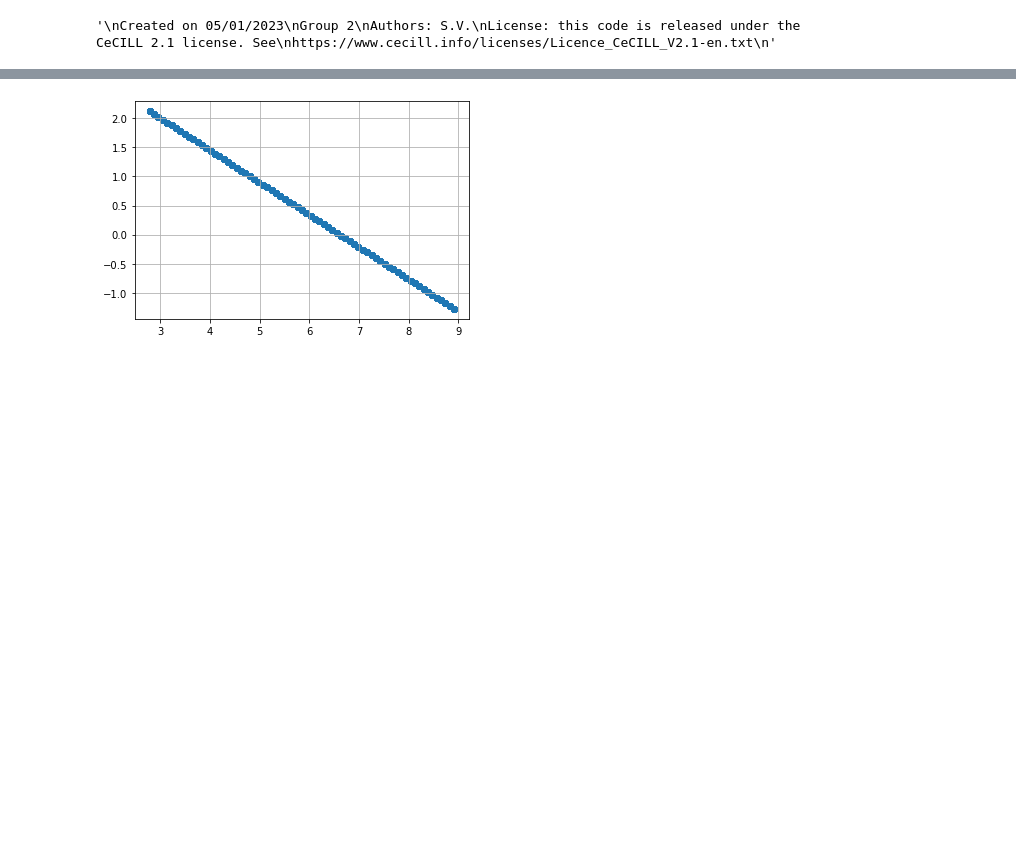
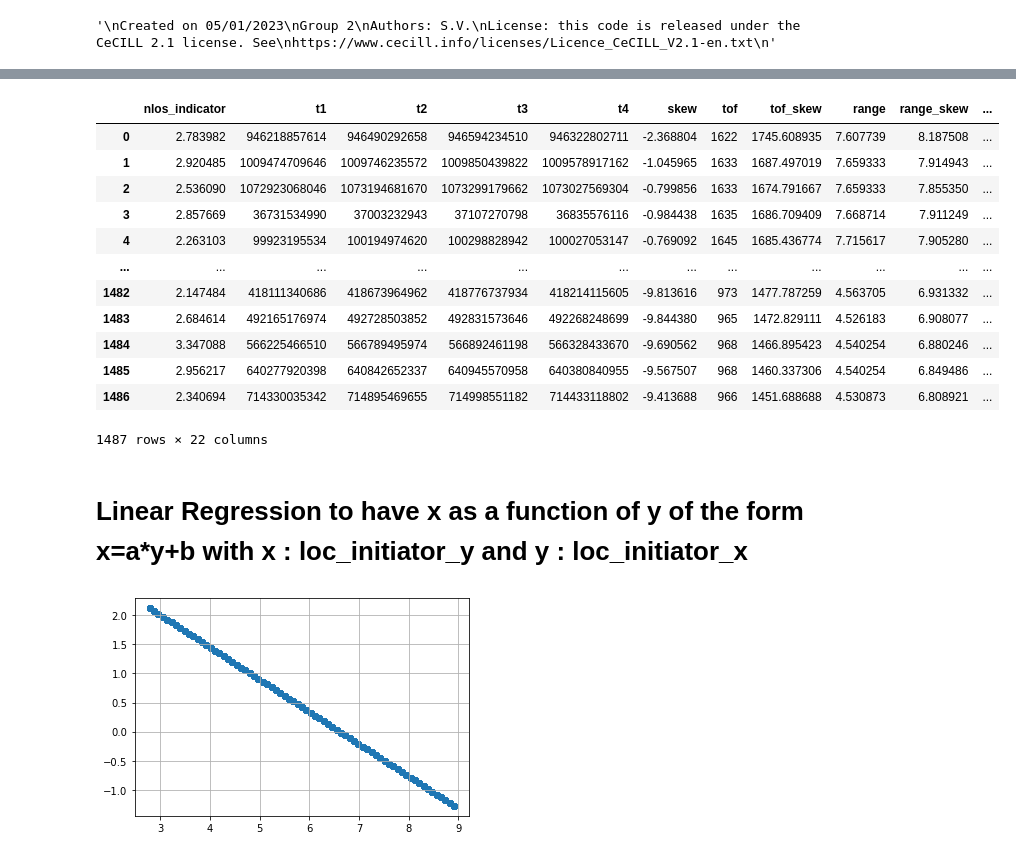
Before and after one commit to maylin007/PIP-G2, a Jupyter notebook: g2_machine_learning_linear_regression_Salome.ipynb, the cells around one changed output, grey strips where cells are left out. Drawn from its saved outputs; the diff is of its cells as text; code cells hidden in the pictures; blank space fills up the shorter version.

Commit message:
update linear regression

```diff
--- a/g2_machine_learning_linear_regression_Salome.ipynb
+++ b/g2_machine_learning_linear_regression_Salome.ipynb
@@ -39,3 +62,22 @@ data
+# %%
+validation = pd.read_csv("validation_v1.csv")
+validation
+# %% [output]
+|  | nlos_indicator | t1 | t2 | t3 | t4 | skew | tof | tof_skew | range | range_skew | ... |
+| 0 | 2.783982 | 946218857614 | 946490292658 | 946594234510 | 946322802711 | -2.368804 | 1622 | 1745.608935 | 7.607739 | 8.187508 | ... |
+| 1 | 2.920485 | 1009474709646 | 1009746235572 | 1009850439822 | 1009578917162 | -1.045965 | 1633 | 1687.497019 | 7.659333 | 7.914943 | ... |
+| 2 | 2.536090 | 1072923068046 | 1073194681670 | 1073299179662 | 1073027569304 | -0.799856 | 1633 | 1674.791667 | 7.659333 | 7.855350 | ... |
+| 3 | 2.857669 | 36731534990 | 37003232943 | 37107270798 | 36835576116 | -0.984438 | 1635 | 1686.709409 | 7.668714 | 7.911249 | ... |
+| 4 | 2.263103 | 99923195534 | 100194974620 | 100298828942 | 100027053147 | -0.769092 | 1645 | 1685.436774 | 7.715617 | 7.905280 | ... |
+| ... | ... | ... | ... | ... | ... | ... | ... | ... | ... | ... | ... |
+| 1482 | 2.147484 | 418111340686 | 418673964962 | 418776737934 | 418214115605 | -9.813616 | 973 | 1477.787259 | 4.563705 | 6.931332 | ... |
+| 1483 | 2.684614 | 492165176974 | 492728503852 | 492831573646 | 492268248699 | -9.844380 | 965 | 1472.829111 | 4.526183 | 6.908077 | ... |
+| 1484 | 3.347088 | 566225466510 | 566789495974 | 566892461198 | 566328433670 | -9.690562 | 968 | 1466.895423 | 4.540254 | 6.880246 | ... |
+| 1485 | 2.956217 | 640277920398 | 640842652337 | 640945570958 | 640380840955 | -9.567507 | 968 | 1460.337306 | 4.540254 | 6.849486 | ... |
+| 1486 | 2.340694 | 714330035342 | 714895469655 | 714998551182 | 714433118802 | -9.413688 | 966 | 1451.688688 | 4.530873 | 6.808921 | ... |
+1487 rows × 22 columns
+# %% [markdown]
+# Linear Regression to have x as a function of y of the form x=a*y+b with x : loc_initiator_y and y : loc_initiator_x
 # %%
 # Linear Regression to have x as a function of y of the form x=a*y+b
 # with x : loc_initiator_y and y : loc_initiator_x
```
Also changed, not shown: parts of 33 cells of this notebook.
